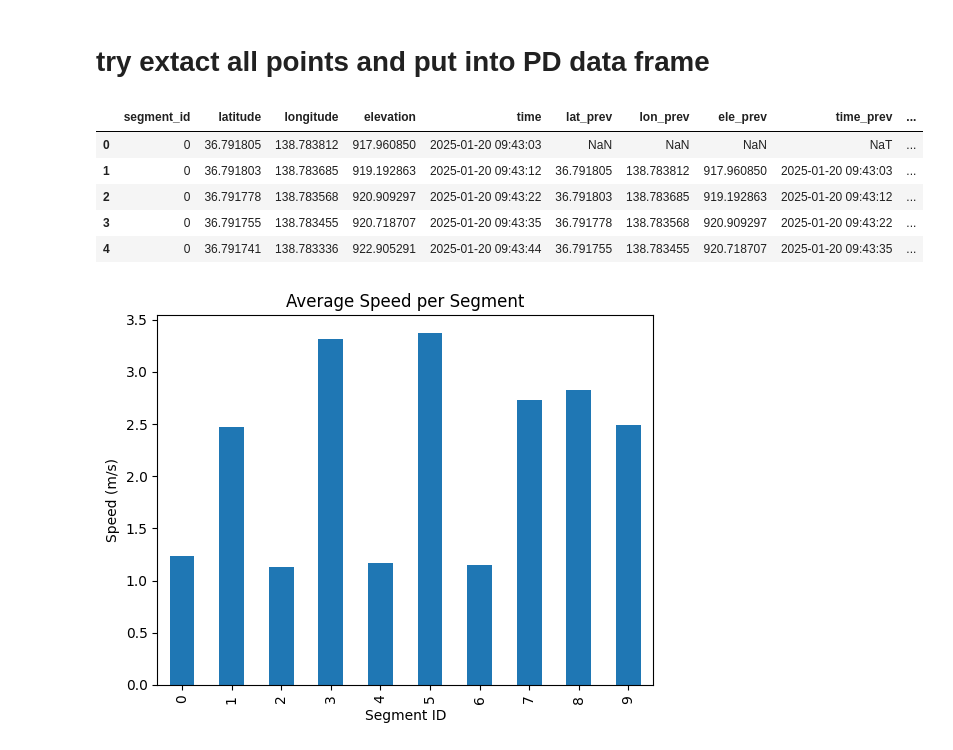
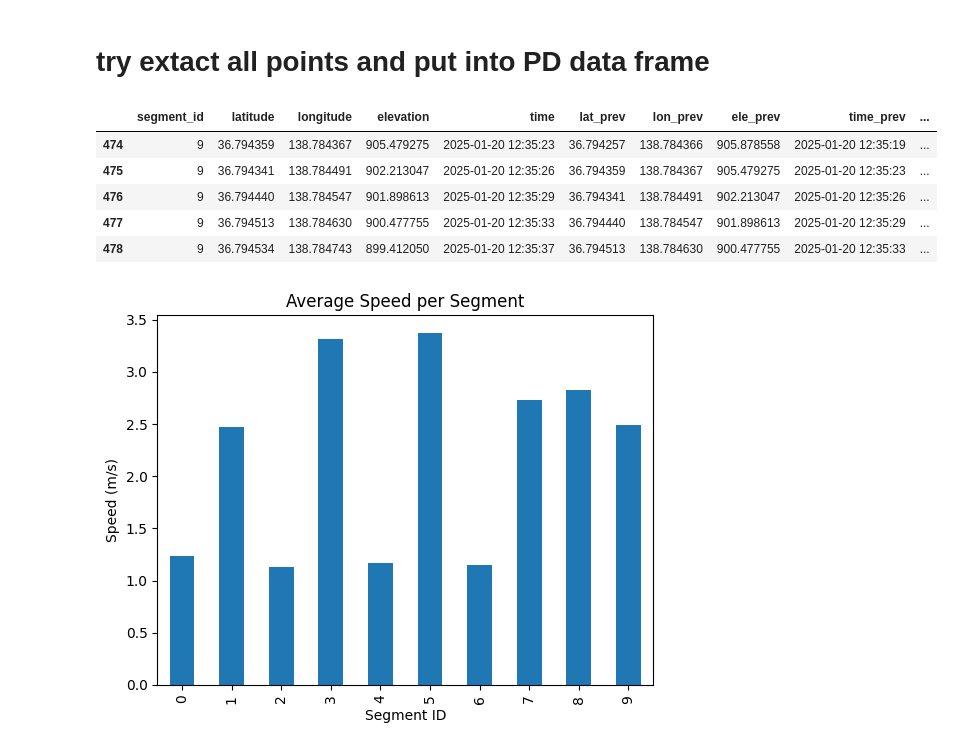
Before and after one commit to AlanChi0720/slope_app, a Jupyter notebook: slope_app.ipynb, the cells around one changed output. Drawn from its saved outputs; the diff is of its cells as text; code cells hidden in the pictures.

```diff
--- a/slope_app.ipynb
+++ b/slope_app.ipynb
@@ -193,14 +193,14 @@ if "is_lift" not in all_points_df:
     )
 # %%
 all_points_df.tail(5)
-all_points_df.head(5)
+# all_points_df.head(5)
 # %% [output]
 |  | segment_id | latitude | longitude | elevation | time | lat_prev | lon_prev | ele_prev | time_prev | ... |
-| 0 | 0 | 36.791805 | 138.783812 | 917.960850 | 2025-01-20 09:43:03 | NaN | NaN | NaN | NaT | ... |
-| 1 | 0 | 36.791803 | 138.783685 | 919.192863 | 2025-01-20 09:43:12 | 36.791805 | 138.783812 | 917.960850 | 2025-01-20 09:43:03 | ... |
-| 2 | 0 | 36.791778 | 138.783568 | 920.909297 | 2025-01-20 09:43:22 | 36.791803 | 138.783685 | 919.192863 | 2025-01-20 09:43:12 | ... |
-| 3 | 0 | 36.791755 | 138.783455 | 920.718707 | 2025-01-20 09:43:35 | 36.791778 | 138.783568 | 920.909297 | 2025-01-20 09:43:22 | ... |
-| 4 | 0 | 36.791741 | 138.783336 | 922.905291 | 2025-01-20 09:43:44 | 36.791755 | 138.783455 | 920.718707 | 2025-01-20 09:43:35 | ... |
+| 474 | 9 | 36.794359 | 138.784367 | 905.479275 | 2025-01-20 12:35:23 | 36.794257 | 138.784366 | 905.878558 | 2025-01-20 12:35:19 | ... |
+| 475 | 9 | 36.794341 | 138.784491 | 902.213047 | 2025-01-20 12:35:26 | 36.794359 | 138.784367 | 905.479275 | 2025-01-20 12:35:23 | ... |
+| 476 | 9 | 36.794440 | 138.784547 | 901.898613 | 2025-01-20 12:35:29 | 36.794341 | 138.784491 | 902.213047 | 2025-01-20 12:35:26 | ... |
+| 477 | 9 | 36.794513 | 138.784630 | 900.477755 | 2025-01-20 12:35:33 | 36.794440 | 138.784547 | 901.898613 | 2025-01-20 12:35:29 | ... |
+| 478 | 9 | 36.794534 | 138.784743 | 899.412050 | 2025-01-20 12:35:37 | 36.794513 | 138.784630 | 900.477755 | 2025-01-20 12:35:33 | ... |
 # %%
 all_points_df.groupby('segment_id')['speed_m/s'].mean().plot(kind='bar')
 plt.xlabel('Segment ID')
```
Also changed, not shown: parts of 1 cell of this notebook, 3 other files.
